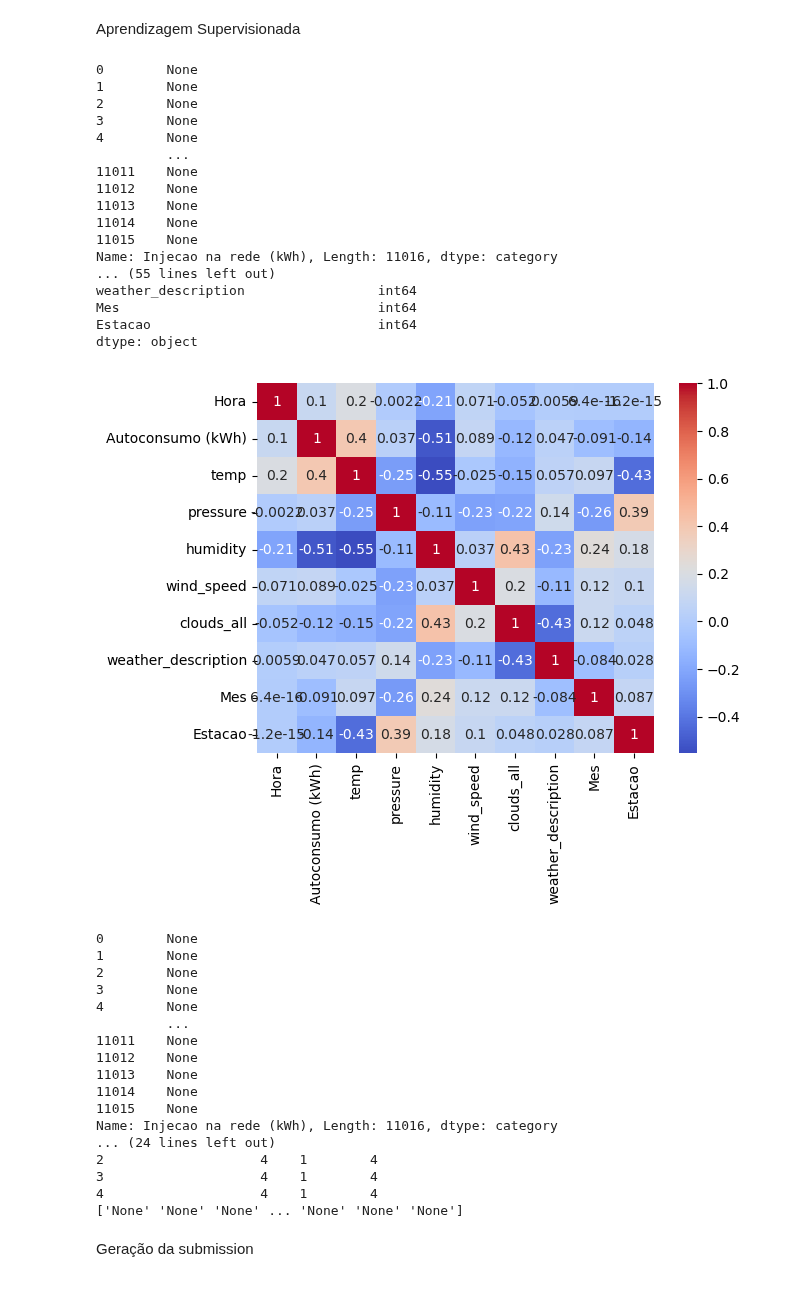
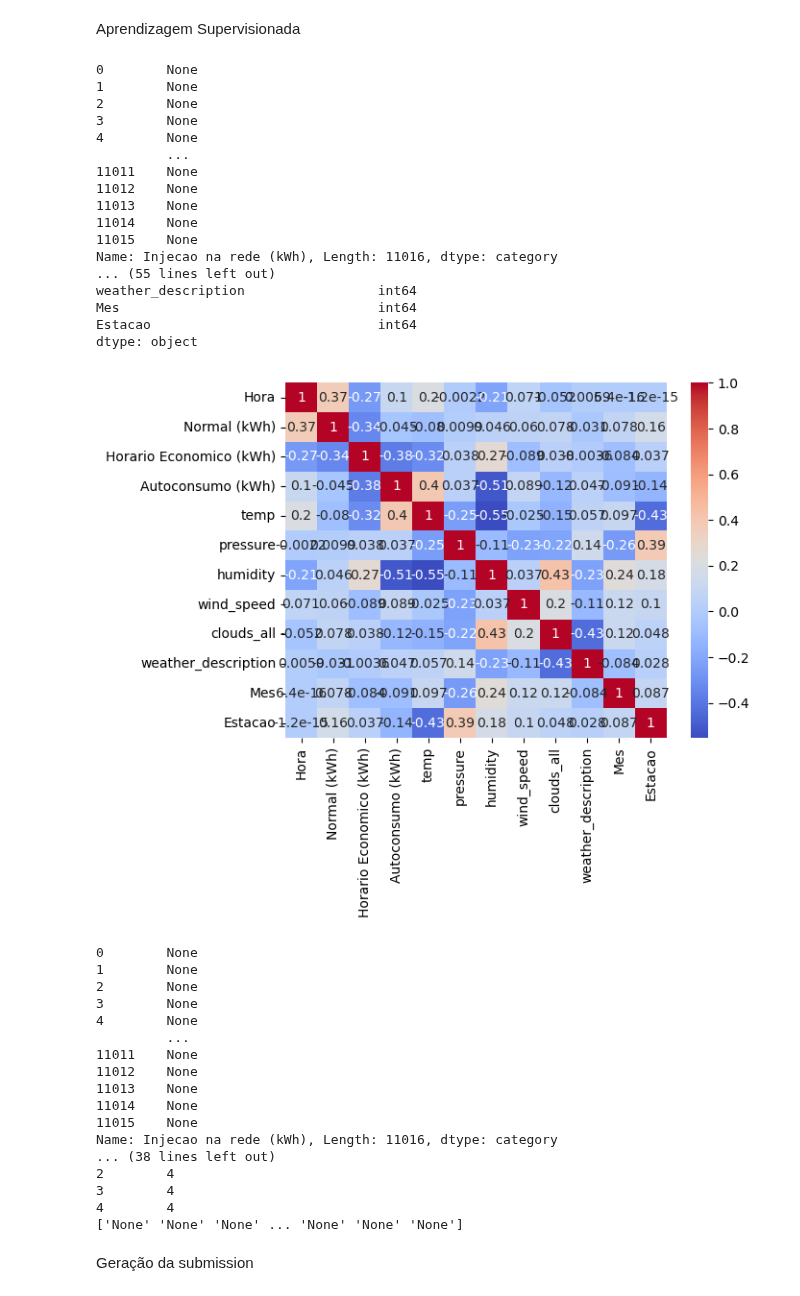
Before and after one commit to simaobarroso/tp-daa, a Jupyter notebook: competicao/comp.ipynb, the cells around one changed output. Saved outputs shown, nothing was run; the diff lists cells and outputs as text; code cells hidden in the pictures.

Commit message:
0.84763. O valor sem rain_1h é melhor do que com rain_1h

```diff
--- a/competicao/comp.ipynb
+++ b/competicao/comp.ipynb
@@ -205,9 +205,8 @@ df_2023['Estacao'] = df_2023['Data'].apply(data_para_estacao)
 #data= df_2023['Data'].str.extract(form)
 #df_2023['Dia']= pd.to_numeric(data[0])
 
-
-#df_train['rain_1h'] = df_train['rain_1h'].fillna(0)
-#df_2023['rain_1h'] = df_2023['rain_1h'].fillna(0)
+df_train['rain_1h'] = df_train['rain_1h'].fillna(0)
+df_2023['rain_1h'] = df_2023['rain_1h'].fillna(0)
 
 """
 #churn to nominal
@@ -311,8 +310,7 @@ sns.histplot(df_2023["weather_description"],y=df_2023["weather_description"])
 
 # Features and target
 print(df_train.dtypes)
-#x = df_train[["Hora","Normal (kWh)","Horario Economico (kWh)","Autoconsumo (kWh)","temp","pressure","humidity","wind_speed","clouds_all","weather_description","Mes",'Estacao']]
-x = df_train[["Hora","Autoconsumo (kWh)","temp","pressure","humidity","wind_speed","clouds_all","weather_description","Mes",'Estacao']]
+x = df_train[["Hora","Normal (kWh)","Horario Economico (kWh)","Autoconsumo (kWh)","temp","pressure","humidity","wind_speed","clouds_all","weather_description","Mes",'Estacao']]
 #x = df_train[["Hora","Normal (kWh)","Horario Economico (kWh)","Autoconsumo (kWh)","temp","feels_like","temp_min","temp_max","pressure","humidity","wind_speed","clouds_all","weather_description","Mes",]]
 
 y = df_train["Injecao na rede (kWh)"]
@@ -341,8 +339,6 @@ df_2023.drop(['dt'], axis='columns', inplace=True)
 df_2023.drop(['feels_like'], axis='columns', inplace=True)
 df_2023.drop(['temp_max'], axis='columns', inplace=True)
 df_2023.drop(['temp_min'], axis='columns', inplace=True)
-df_2023.drop(['Normal (kWh)'], axis='columns', inplace=True)
-df_2023.drop(['Horario Economico (kWh)'], axis='columns', inplace=True)
 
 
 clf = DecisionTreeClassifier(random_state=2022)
@@ -377,34 +373,34 @@ for elem in predict:
 data = pd.DataFrame({'RowId': range(1, len(df_2023) + 1), 'Result': prediction1})
 
 
 
 
 # Save the data to a CSV file
 #print(predict)
 data.to_csv('predictions.csv', index=False)
 
 # Print the predictions
 #print("Predictions:")
 #print(predict)
 # %% [output]
 0        None
 1        None
 2        None
 3        None
 4        None
          ...
 11011    None
 11012    None
 11013    None
 11014    None
 11015    None
 Name: Injecao na rede (kWh), Length: 11016, dtype: category
 ... (55 lines left out)
 weather_description                 int64
 Mes                                 int64
 Estacao                             int64
 dtype: object
-[figure, old version]
+[figure, new version]
 0        None
 1        None
 2        None
@@ -417,10 +413,10 @@ dtype: object
 11014    None
 11015    None
 Name: Injecao na rede (kWh), Length: 11016, dtype: category
-... (24 lines left out)
-2                    4    1        4
-3                    4    1        4
-4                    4    1        4
+... (38 lines left out)
+2        4
+3        4
+4        4
 ['None' 'None' 'None' ... 'None' 'None' 'None']
 # %% [markdown]
 Geração da submission
```
Also changed, not shown: 1 other file.
